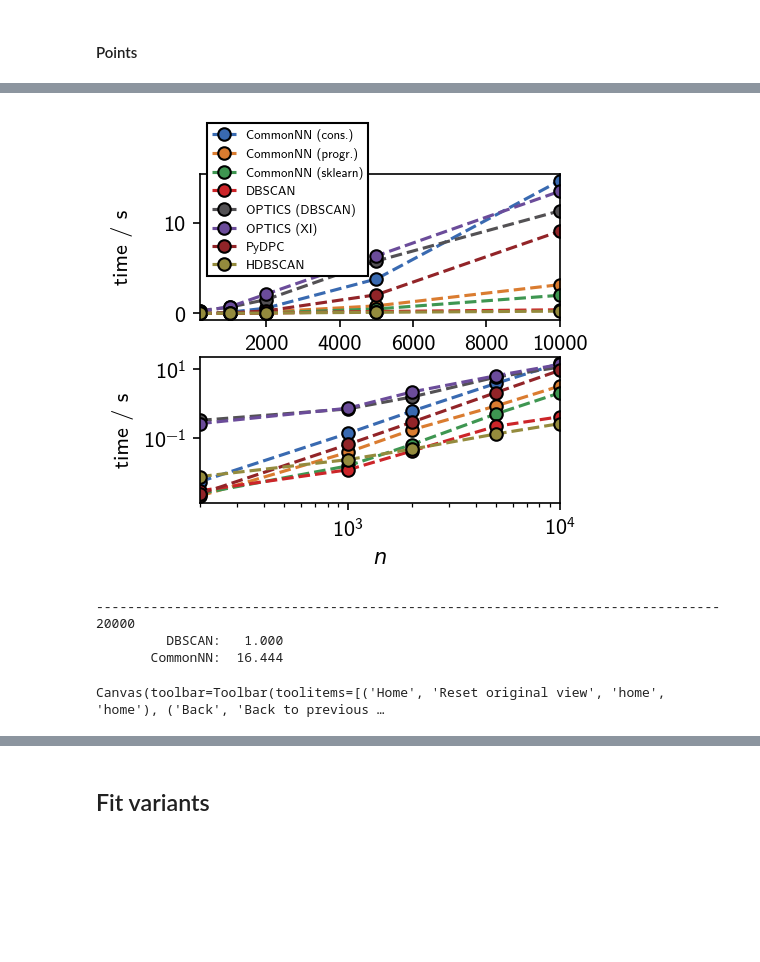
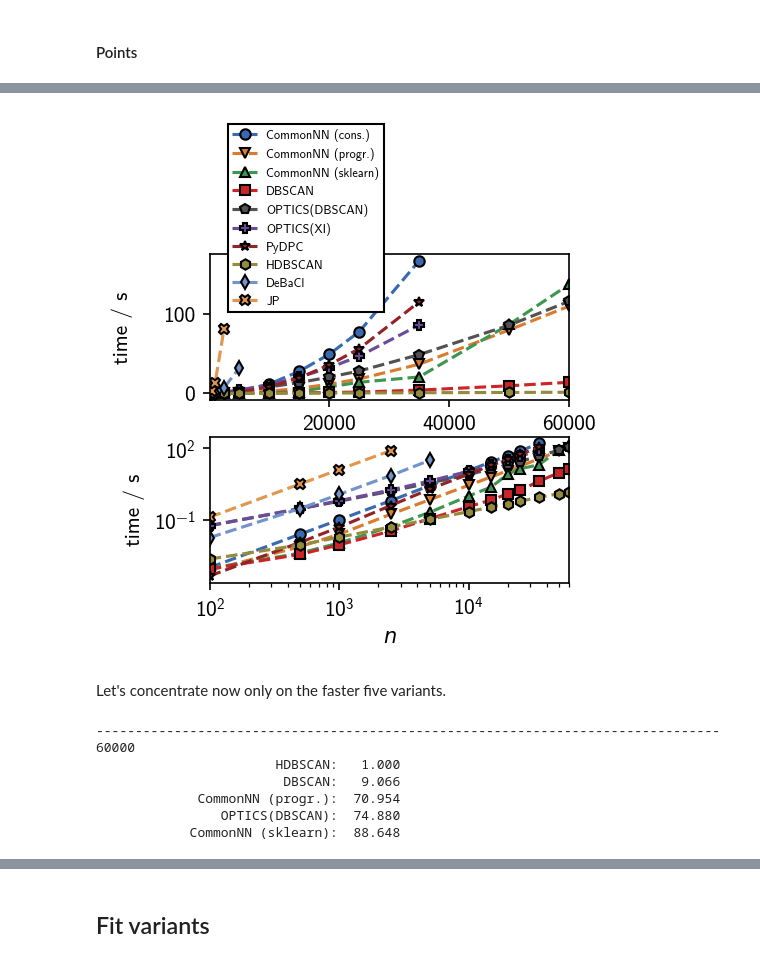
Before and after one commit to janjoswig/CommonNNClustering, a Jupyter notebook: docsrc/benchmark/bm.ipynb, the cells around one changed output, grey strips where cells are left out. Drawn from its saved outputs; the diff is of its cells as text; code cells hidden in the pictures; blank space fills up the shorter version.

Commit message:
ENH: Benchmark

```diff
--- a/docsrc/benchmark/bm.ipynb
+++ b/docsrc/benchmark/bm.ipynb
@@ -1151,49 +1461,68 @@ TIMINGS_POINTS.update(time_runs(benchmark_signatures_points, gen_blobs, ds_const
+# %%
+# Save timings
+with open("reports/qcm07/timings_from_points.json", "w") as f_:
+    f_.write(json.dumps(TIMINGS_POINTS, cls=TimingsEncoder, indent=4))
+# %%
+samples = [50000]
+TIMINGS_POINTS.update(time_runs(benchmark_signatures_points, gen_blobs, ds_constructor=PointsDSConstructor, samples=samples))
+# %%
+# Save timings
+with open("reports/qcm07/timings_from_points.json", "w") as f_:
+    f_.write(json.dumps(TIMINGS_POINTS, cls=TimingsEncoder, indent=4))
+# %%
+# Load timings
+with open("reports/qcm07/timings_from_points.json", "r") as f_:
+    TIMINGS_POINTS = json.load(f_, object_hook=as_TimeitResult)
 # %%
 plt.close("all")
 fig, ax = plt.subplots(
     2, 1, figsize=(3.33, 3)
     )
 
-samples = np.asarray(list(TIMINGS_POINTS.keys()))
+markers = iter(["o", "v", "^", "s", "p", "P", "*", "h", "d", "X"])
+
+samples = np.array([int(x) for x in TIMINGS_POINTS.keys()])
 sorti = np.argsort(samples)
 samples = samples[sorti]
-functions = TIMINGS_POINTS[200].keys()
+functions = TIMINGS_POINTS["100"].keys()
 for f in functions:
-    times = np.asarray([v[f].average for k, v in TIMINGS_POINTS.items()])
+    times = np.asarray([v[f].average if f in v else np.nan for k, v in TIMINGS_POINTS.items()])
     times = times[sorti]
+
+    marker = next(markers)
     ax[0].plot(
         samples, times,
         label=f,
         linestyle="--",
-        marker="o",
+        marker=marker,
+        markersize=5,
         markeredgecolor="k"
         )
     ax[1].plot(
         samples, times,
         label=f,
         linestyle="--",
-        marker="o",
+        marker=marker,
+        markersize=5,
         markeredgecolor="k"
         )
 ax[0].legend(
-    ["CommonNN (cons.)", "CommonNN (progr.)", "CommonNN (sklearn)",
-     "DBSCAN", "OPTICS (DBSCAN)", "OPTICS (XI)", "PyDPC", "HDBSCAN"],
     fancybox=False, framealpha=1, edgecolor="k", fontsize="xx-small",
-    loc=(0.02, 0.3)
+    loc=(0.05, 0.6)
     )
 ax[0].set(**{
     "xlim": (samples[0], samples[-1]),
     "ylabel": ("time / s\n"),
     })
 ax[1].set(**{
     "xlim": (samples[0], samples[-1]),
     "xlabel": "$n$",
     "ylabel": ("time / s"),
     "xscale": "log",
     "yscale": "log"
     })
 fig.subplots_adjust(0.2, 0.15, 0.92, 0.88, hspace=0.25)
 plt.savefig("/home/janjoswig/Documents/Projects/CNN/Manuscript/figures/Benchmark/bm.png")
 plt.show()
 # %% [output]
-[figure, old version]
+[figure, new version]
@@ -1204,0 +1529,2 @@ benchmark_signatures = [
+# %% [markdown]
+Let's concentrate now only on the faster five variants.
@@ -1205,23 +1555,12 @@ benchmark_signatures = [
 # %%
-# TIMINGS = {}
-TIMINGS.update(time_runs(benchmark_signatures, gen_blobs, samples=[20000]))
+#
+samples = [60000]
+TIMINGS_POINTS.update(time_runs(benchmark_signatures_points, gen_blobs, ds_constructor=PointsDSConstructor, samples=samples))
 # %% [output]
 --------------------------------------------------------------------------------
-20000
-         DBSCAN:   1.000
-       CommonNN:  16.444
+60000
+                       HDBSCAN:   1.000
+                        DBSCAN:   9.066
+             CommonNN (progr.):  70.954
+                OPTICS(DBSCAN):  74.880
+            CommonNN (sklearn):  88.648
-# %%
-fig, ax = plt.subplots()
-x = TIMINGS.keys()
-
-lines = []
-for l in ["DBSCAN", "CommonNN"]:
-    x, y = zip(*[
-        [k, v[l].average]
-        for k, v in TIMINGS.items()
-        if v.get(l, None) is not None
-    ])
-    lines.append(ax.plot(x, y))
-plt.show()
-# %% [output]
-Canvas(toolbar=Toolbar(toolitems=[('Home', 'Reset original view', 'home', 'home'), ('Back', 'Back to previous …
```
Also changed, not shown: parts of 45 cells of this notebook, 13 other files.
